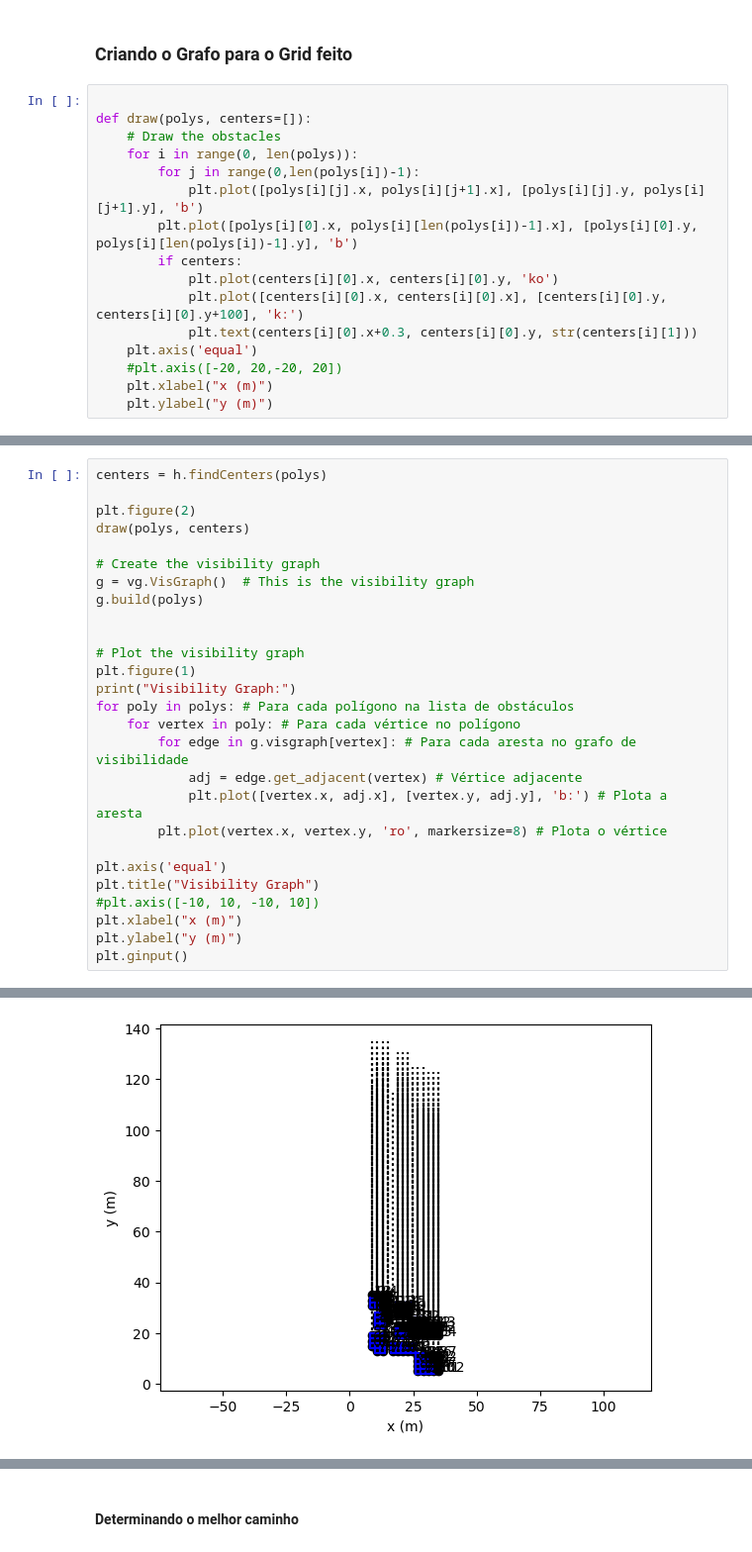
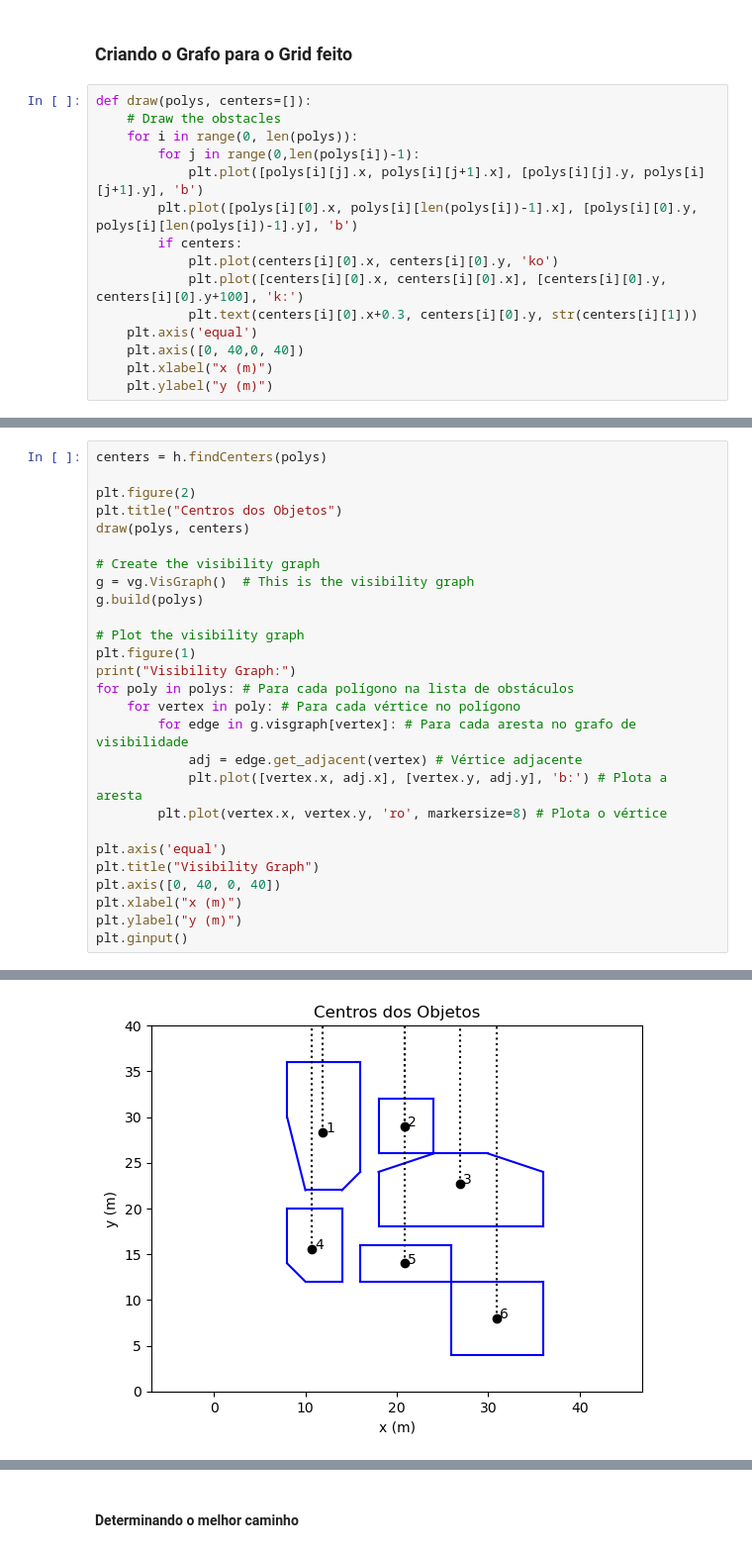
Before and after one commit to FelippeVelosoMarinho/RoboticaMovel_UFMG, a Jupyter notebook: tp_Final/roadmap.ipynb, the cells around one changed output, grey strips where cells are left out. Shown at 99% size. Cells and saved outputs as stored; diff of their text form.

```diff
--- a/tp_Final/roadmap.ipynb
+++ b/tp_Final/roadmap.ipynb
@@ -166,7 +165,6 @@ ax.set_yticks(np.arange(0, map_dims[0]+1, cell_size))
 # %% [markdown]
 ### Criando o Grafo para o Grid feito
 # %%
-
 def draw(polys, centers=[]):
 	# Draw the obstacles
 	for i in range(0, len(polys)):
@@ -178,7 +176,7 @@ def draw(polys, centers=[]):
 			plt.plot([centers[i][0].x, centers[i][0].x], [centers[i][0].y, centers[i][0].y+100], 'k:')
 			plt.text(centers[i][0].x+0.3, centers[i][0].y, str(centers[i][1]))
 	plt.axis('equal')
-	#plt.axis([-20, 20,-20, 20])
+	plt.axis([0, 40,0, 40])
 	plt.xlabel("x (m)")
 	plt.ylabel("y (m)")
 # %%
@@ -472,31 +328,31 @@ End: (19, 19)
 # %%
 centers = h.findCenters(polys)
 
 plt.figure(2)
+plt.title("Centros dos Objetos")
 draw(polys, centers)
 
 # Create the visibility graph
 g = vg.VisGraph()  # This is the visibility graph
 g.build(polys)
-
 
 # Plot the visibility graph
 plt.figure(1)
 print("Visibility Graph:")
 for poly in polys: # Para cada polígono na lista de obstáculos
     for vertex in poly: # Para cada vértice no polígono
         for edge in g.visgraph[vertex]: # Para cada aresta no grafo de visibilidade
             adj = edge.get_adjacent(vertex) # Vértice adjacente
             plt.plot([vertex.x, adj.x], [vertex.y, adj.y], 'b:') # Plota a aresta
         plt.plot(vertex.x, vertex.y, 'ro', markersize=8) # Plota o vértice
 
 plt.axis('equal')
 plt.title("Visibility Graph")
-#plt.axis([-10, 10, -10, 10])
+plt.axis([0, 40, 0, 40])
 plt.xlabel("x (m)")
 plt.ylabel("y (m)")
 plt.ginput()
 # %% [output]
 Visibility Graph:
 []
-[figure, old version]
+[figure, new version]
```
Also changed, not shown: parts of 6 cells of this notebook, 7 other files.
